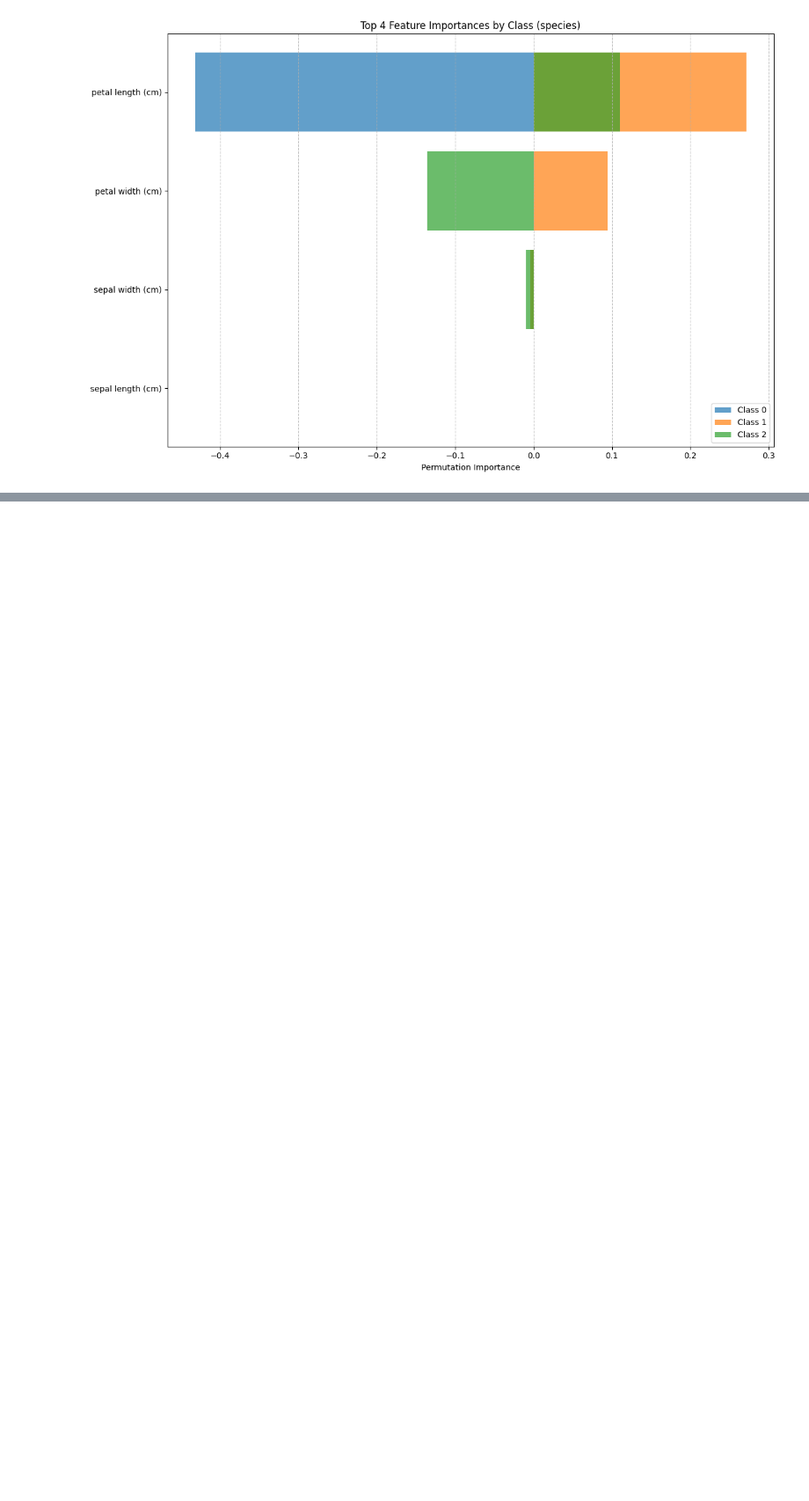
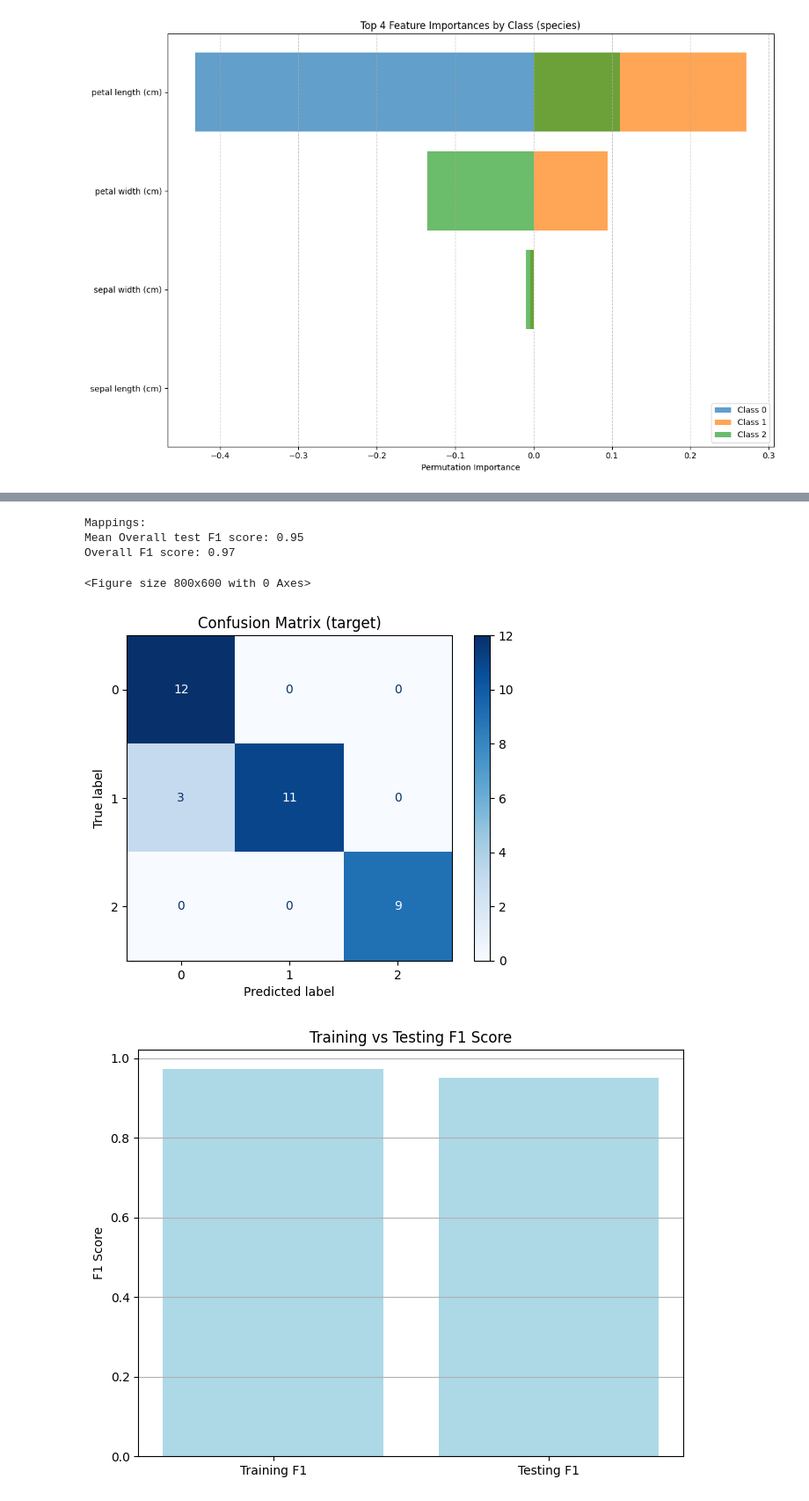
Before and after one commit to sajomac/AutoTree, a Jupyter notebook: Tree_Example.ipynb, the cells around one changed output, grey strips where cells are left out. Shown at 88% size. Cells and saved outputs as stored; diff of their text form; code cells hidden in the pictures; blank space fills up the shorter version.

```diff
--- a/Tree_Example.ipynb
+++ b/Tree_Example.ipynb
@@ -133,0 +203,22 @@ Overall F1 score: 0.97
+# %%
+data = pd.read_csv("data/wine.csv")
+
+# Run the model pipeline
+overfit_metric, model = random_forest(
+    data,
+    tar="target",
+    tar_skew=True,
+    pred_skew=True,
+    columns_to_remove=[],
+    identify_predictors=True,
+    graphs=True,
+    dim_reduce=True,
+    categorical=True  # Set True for classification problems like Wine, Breast Cancer, and Digits
+)
+# %% [output]
+Mappings:
+Mean Overall test F1 score: 0.95
+Overall F1 score: 0.97
+<Figure size 800x600 with 0 Axes>
+[figure, added]
+[figure, added]
```
Also changed, not shown: parts of 8 cells of this notebook, 4 other files.
